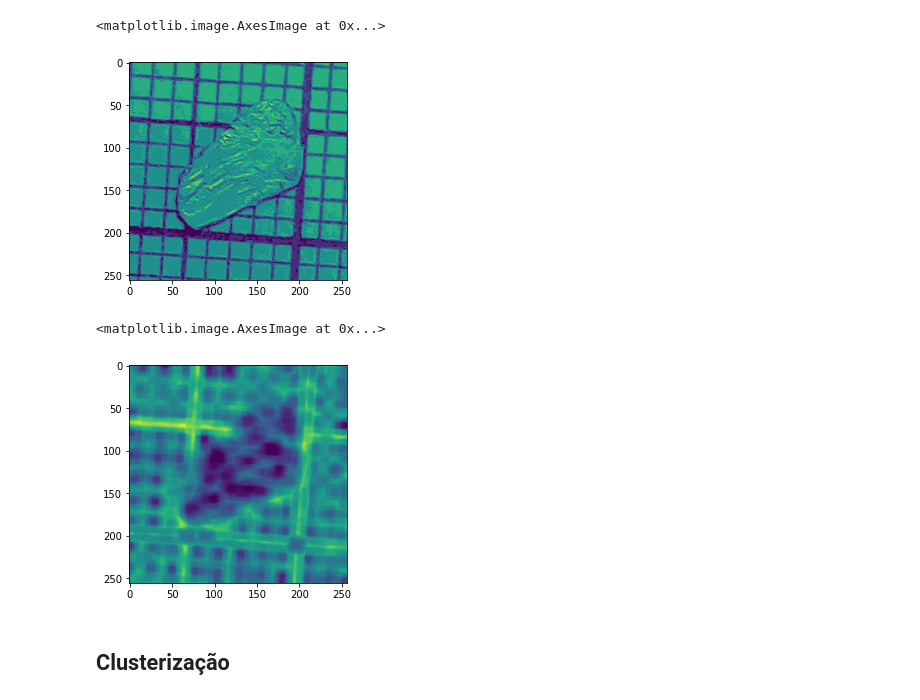
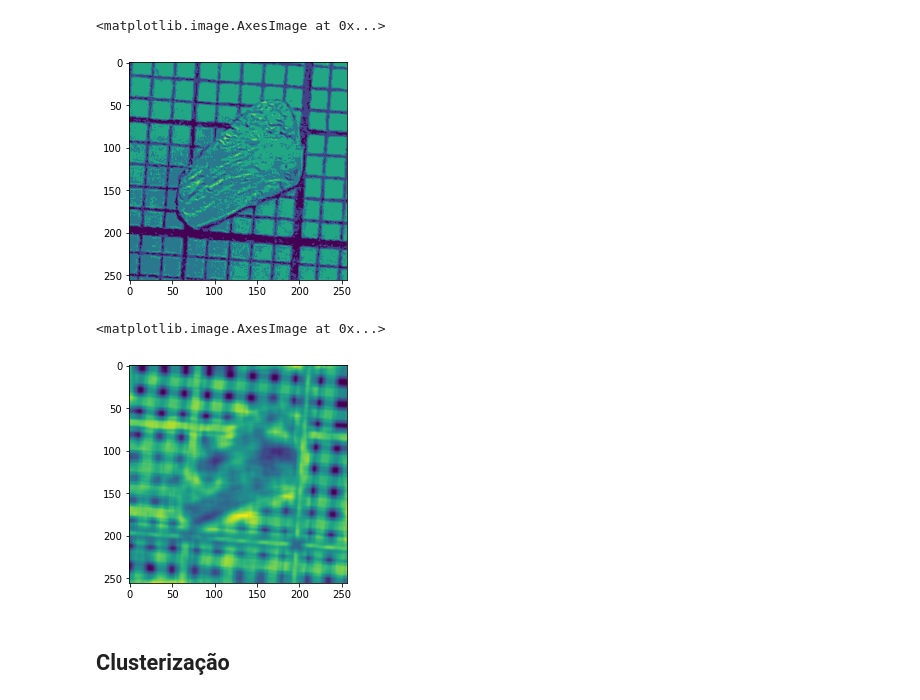
Before and after one commit to JairoSSantos/PAC-project, a Jupyter notebook: cnn/intensity-based.ipynb, the cells around one changed output. Drawn from its saved outputs; the diff is of its cells as text; code cells hidden in the pictures.

```diff
--- a/cnn/intensity-based.ipynb
+++ b/cnn/intensity-based.ipynb
@@ -94,20 +94,20 @@ def entropy(img, r=3):
     return filters.rank.entropy(util.img_as_ubyte(rescale(img, -1, 1)), morphology.disk(3))
 
 def var(img, kn=(15, 15), kp=(5, 5)):
-    return ndimage.minimum_filter(ndimage.uniform_filter(img, kn) - ndimage.uniform_filter(img**2, kn)**2, kp)
+    return ndimage.uniform_filter(img, kn) - ndimage.uniform_filter(img**2, kn)**2
 # %%
 image = by_id(150)
-img = rescale(color.rgb2gray(image), 0, 8).astype(int)
+img = rescale(color.rgb2gray(image), 0, 5).astype(int)
 plt.imshow(img)
 # %% [output]
 <matplotlib.image.AxesImage at 0x...>
-[figure, old version]
+[figure, new version]
 # %%
-im_var = var(filters.farid(ndimage.gaussian_filter(img, 2)))
+im_var = var(filters.farid(img))
 plt.imshow(im_var)
 # %% [output]
 <matplotlib.image.AxesImage at 0x...>
-[figure, old version]
+[figure, new version]
 # %% [markdown]
 ## Clusterização
 # %%
```
Also changed, not shown: parts of 2 cells of this notebook, 2 other files.
